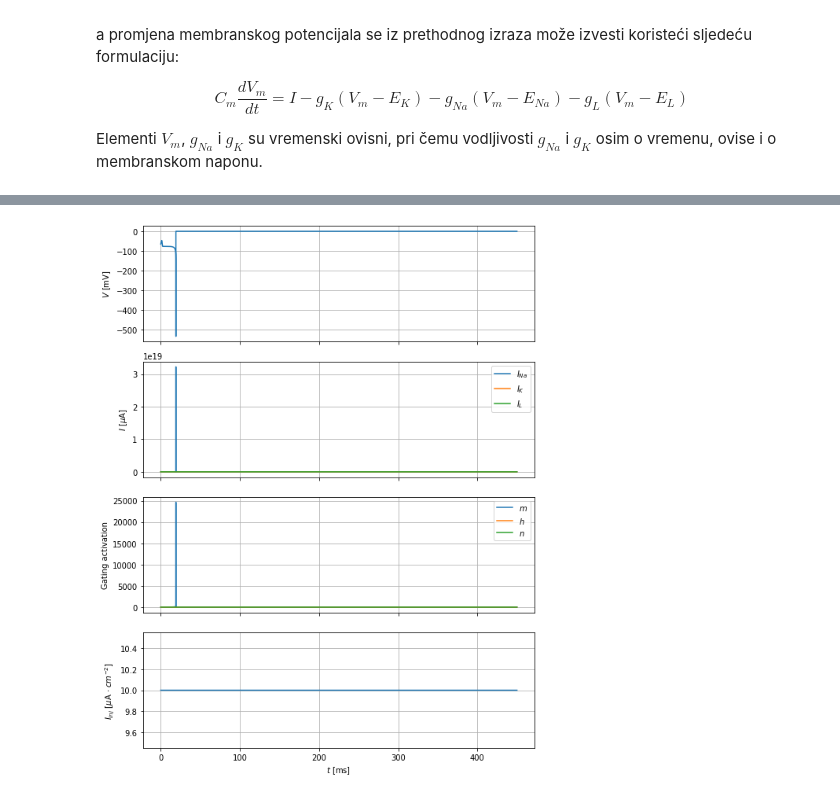
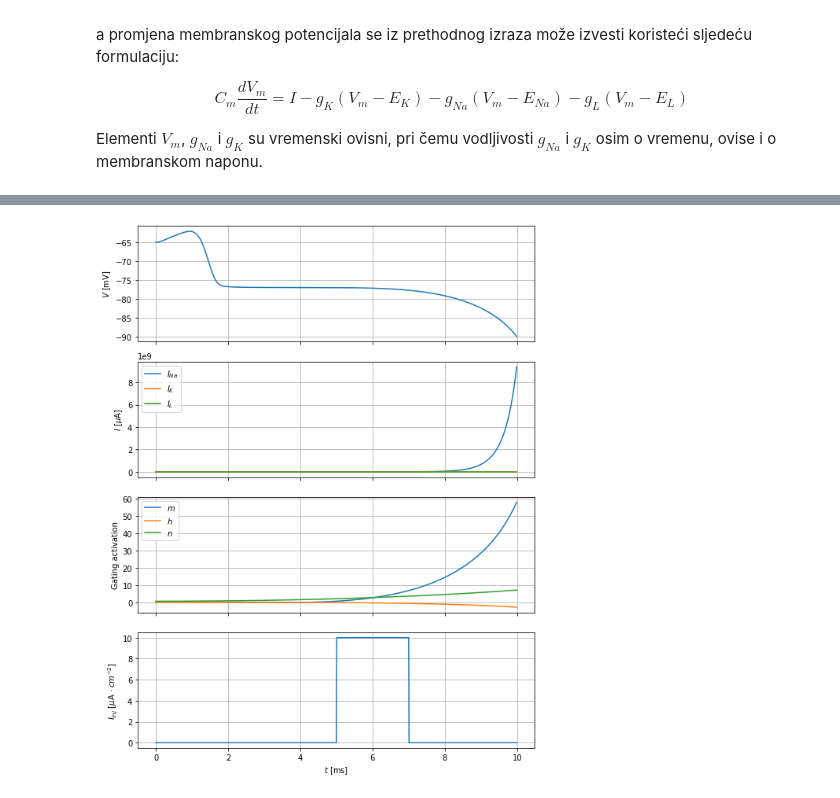
Before and after one commit to akapet00/teaching, a Jupyter notebook: emc_512/src/05-lab-ex.ipynb, the cells around one changed output, grey strips where cells are left out. Cells and saved outputs as stored; diff of their text form; code cells hidden in the pictures.

```diff
--- a/emc_512/src/05-lab-ex.ipynb
+++ b/emc_512/src/05-lab-ex.ipynb
@@ -98,7 +118,7 @@ E_K  = -77.0    # Postassium (K) reversal potentials [mV]
 E_L  = -54.387  # Leak reversal potentials [mV]
 
 """injected current density [uA/cm^2]"""
-I_inj = lambda t: 10*(t>300) - 10*(t>400) + 50*(t>100) - 50*(t>200)
+I_inj = lambda t: 10*(t>5) - 10*(t>30)
 
 """temperature of the environment in which the neuron is located [°C]"""
 T = 6.3
@@ -107,5 +127,5 @@ T = 6.3
 initial_conds = [-65, 0.05, 0.6, 0.32]
 
 """simulation time [ms]"""
-t = np.arange(0.0, 450.0, 0.01)
+t = np.arange(0.0, 60.0, 0.01)
 # %%
@@ -166,23 +203,23 @@ E_K  = -77.0    # Postassium (K) reversal potentials [mV]
 E_L  = -54.387  # Leak reversal potentials [mV]
 
 """injected current density [uA/cm^2]"""
-I_inj = lambda t: 10
+I_inj = lambda t: 10*(t>5) - 10*(t>7)
 
 """temperature of the environment in which the neuron is located [°C]"""
 T = 6.3
 
 """[V_m(t=0), phi(t=0), m(t=0), h(t=0), n(t=0)]"""
-initial_conds = [-65, -0.1, 0.05, 0.6, 0.32]
+initial_conds = [-65, 0.1, 0.05, 0.6, 0.32]
 
 """simulation time [ms]"""
-t = np.arange(0.0, 450.0, 0.01)
+t = np.arange(0.0, 10.0, 0.01)
 # %%
 model = HodgkinHuxley(C_m, g_Na, g_K, g_L, E_Na, E_K, E_L, I_inj, T)
 V, phi, m, h, n, ina, ik, il, iinj = model.simulate(
     initial_conds=initial_conds,
     t=t,
-    induction_params=(0.4, 0.02, 0.01, 0.001, 0.01),
+    induction_params=(0.4, 0.02, 0.01, 0.01, 0.02),
     ret=True,
     viz=True)
 # %% [output]
-[figure, old version]
+[figure, new version]
```
Also changed, not shown: parts of 15 cells of this notebook, 3 other files.
